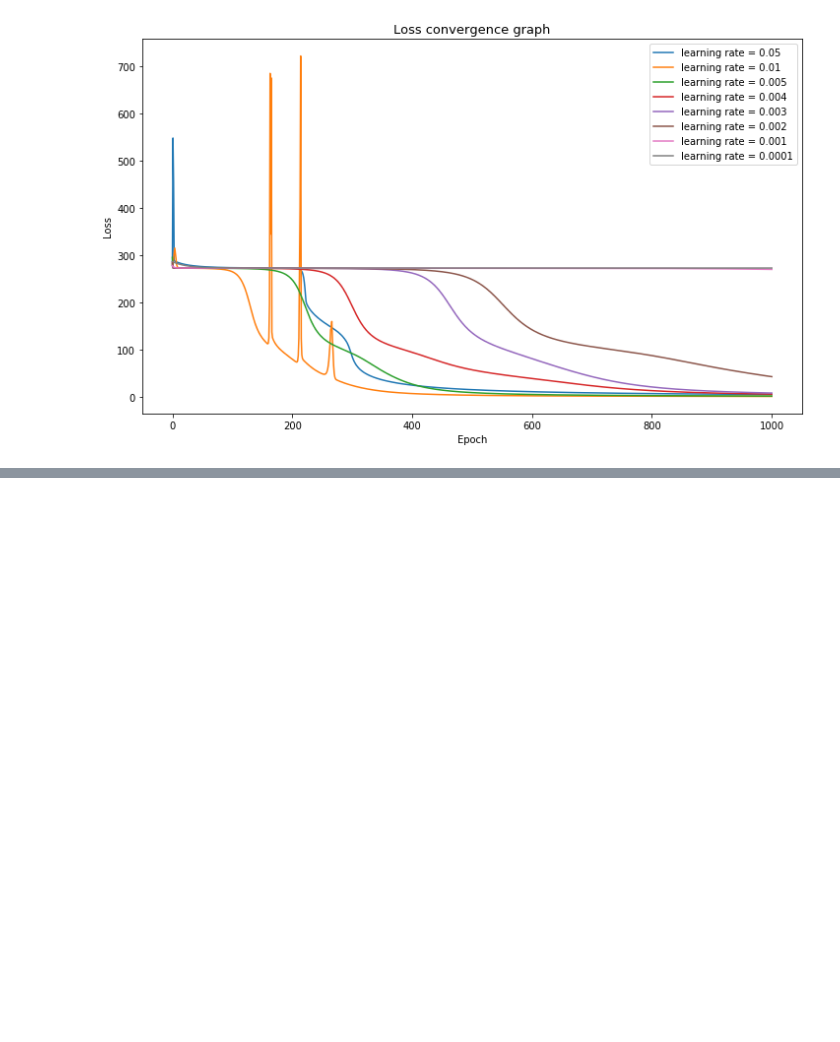
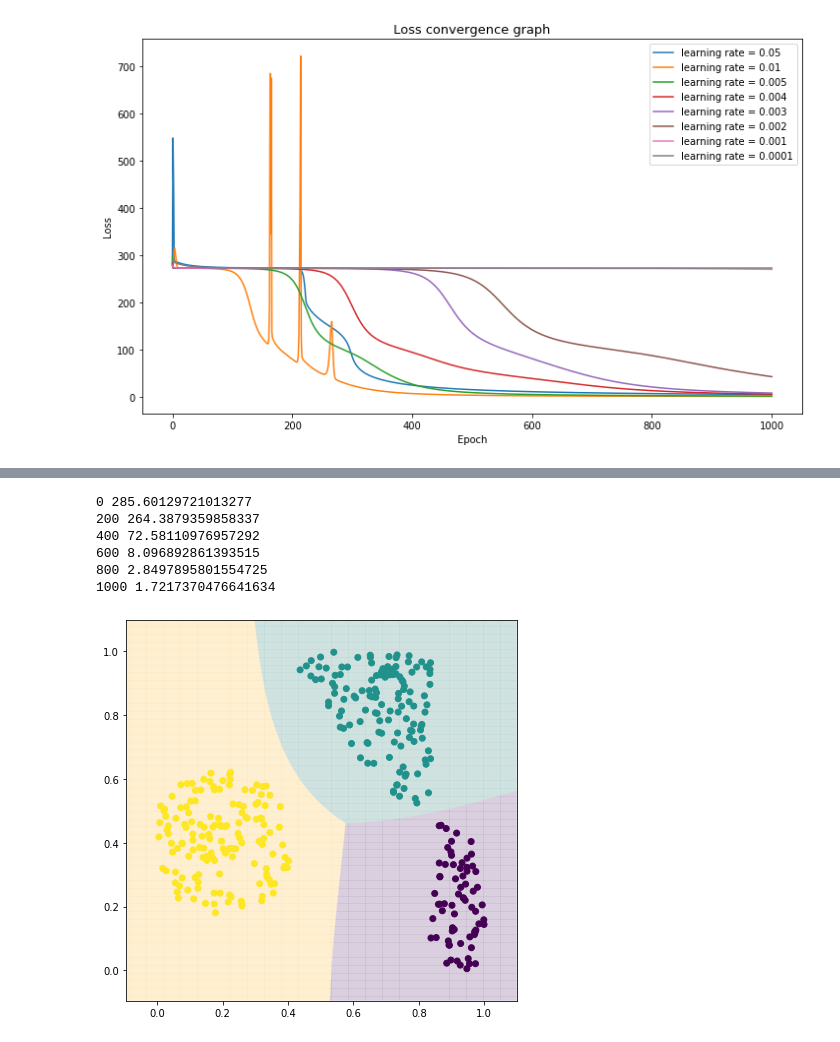
Before and after one commit to SmirnovMihail/msu_nn_autumn_2020, a Jupyter notebook: Hw1_back_propagation/Practice task 1, Back propagation, Смирнов Михаил BD21.ipynb, the cells around one changed output, grey strips where cells are left out. Drawn from its saved outputs; the diff is of its cells as text; code cells hidden in the pictures; blank space fills up the shorter version.

```diff
--- a/Hw1_back_propagation/Practice task 1, Back propagation, Смирнов Михаил BD21.ipynb
+++ b/Hw1_back_propagation/Practice task 1, Back propagation, Смирнов Михаил BD21.ipynb
@@ -537,0 +539,13 @@ nn_surface(nn)
+# %%
+nn = nn_learning(X_train, y_train, NLLLoss, 0.005)
+# %% [output]
+0 285.60129721013277
+200 264.3879359858337
+400 72.58110976957292
+600 8.096892861393515
+800 2.8497895801554725
+1000 1.7217370476641634
+# %%
+nn_surface(nn, "nll")
+# %% [output]
+[figure, added]
```
Also changed, not shown: parts of 15 cells of this notebook.
